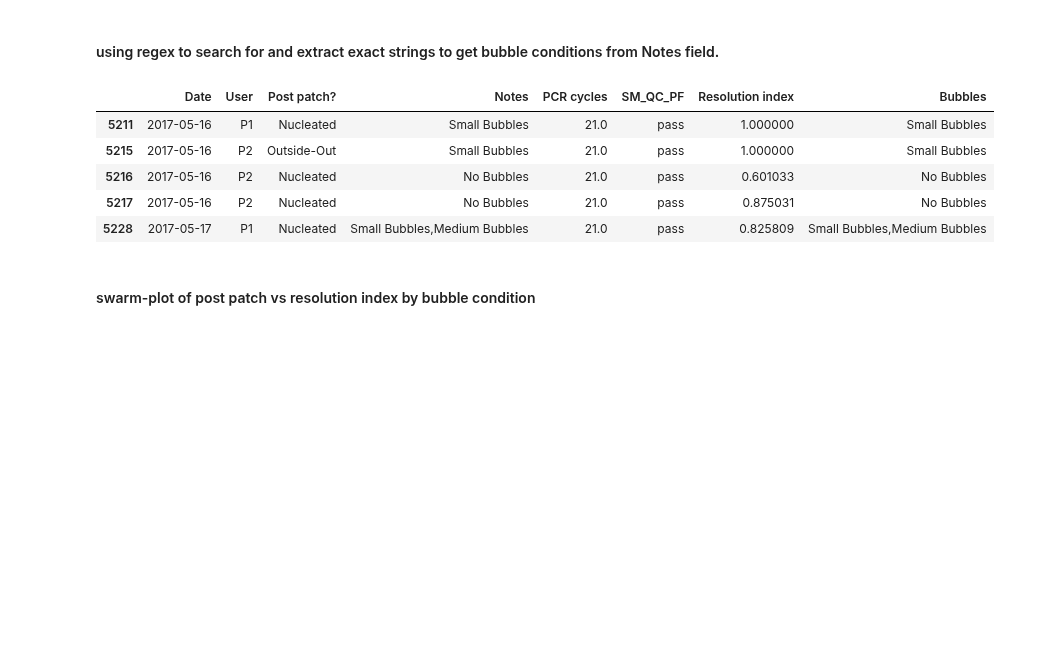
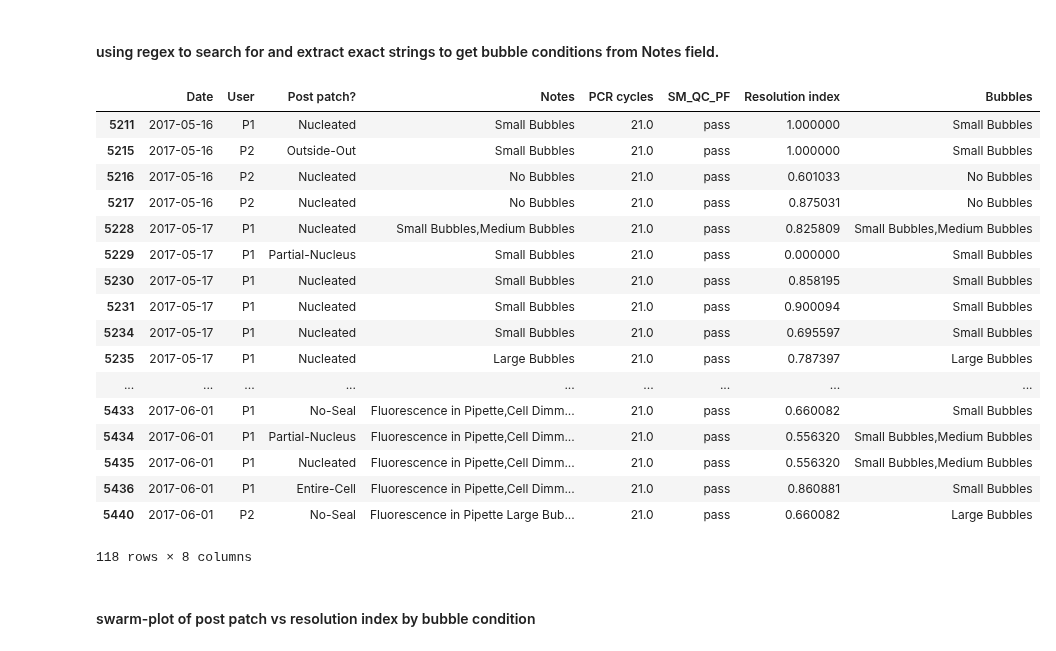
Before and after one commit to ru57y34nn/patchseq_gdoc_analysis, a Jupyter notebook: Post Patch vs Resolution Index.ipynb, the cells around one changed output. Drawn from its saved outputs; the diff is of its cells as text; code cells hidden in the pictures; blank space fills up the shorter version.

```diff
--- a/Post Patch vs Resolution Index.ipynb
+++ b/Post Patch vs Resolution Index.ipynb
@@ -140,19 +140,31 @@ py.iplot(fig, filename='violin plot')
 # %%
 ps.dropna(subset = ['Notes'], inplace = True)
 ps = ps[ps['Notes'].str.contains('Bubbles')]
 a_regex = '(No Bubbles|Small Bubbles,Medium Bubbles|Small Bubbles,Large Bubbles|Small Bubbles|Medium Bubbles,Large Bubbles|Medium Bubbles|Large Bubbles,Solution in Pipette Shank|Large Bubbles)'
 #a_regex = '(Large Bubbles,Solution in Pipette Shank|Large Bubbles|No Bubbles|Small Bubbles,Medium Bubbles|Small Bubbles,Large Bubbles|Small Bubbles||Medium Bubbles,Large Bubbles|Medium Bubbles)'
 #replacements = {'Large Bubbles,Solution in Pipette Shank':'Solution in Pipette Shank', 'Large Bubbles':'Large Bubbles', 'No Bubbles':'No Bubbles', 'Small Bubbles,Medium Bubbles':'Medium Bubbles', 'Small Bubbles,Large Bubbles':'Large Bubbles', 'Small Bubbles':'Small Bubbles', 'Medium Bubbles, Large Bubbles':'Large Bubbles', 'Medium Bubbles':'Medium Bubbles'}
 ps['Bubbles'] = ps['Notes'].str.extract(a_regex).fillna('')
 #ps['Bubbles'] = ps['Bubbles'].apply(lambda x: replacements.get(x,''))
-ps.head()
+ps
 # %% [output]
 |  | Date | User | Post patch? | Notes | PCR cycles | SM_QC_PF | Resolution index | Bubbles |
 | 5211 | 2017-05-16 | P1 | Nucleated | Small Bubbles | 21.0 | pass | 1.000000 | Small Bubbles |
 | 5215 | 2017-05-16 | P2 | Outside-Out | Small Bubbles | 21.0 | pass | 1.000000 | Small Bubbles |
 | 5216 | 2017-05-16 | P2 | Nucleated | No Bubbles | 21.0 | pass | 0.601033 | No Bubbles |
 | 5217 | 2017-05-16 | P2 | Nucleated | No Bubbles | 21.0 | pass | 0.875031 | No Bubbles |
 | 5228 | 2017-05-17 | P1 | Nucleated | Small Bubbles,Medium Bubbles | 21.0 | pass | 0.825809 | Small Bubbles,Medium Bubbles |
+| 5229 | 2017-05-17 | P1 | Partial-Nucleus | Small Bubbles | 21.0 | pass | 0.000000 | Small Bubbles |
+| 5230 | 2017-05-17 | P1 | Nucleated | Small Bubbles | 21.0 | pass | 0.858195 | Small Bubbles |
+| 5231 | 2017-05-17 | P1 | Nucleated | Small Bubbles | 21.0 | pass | 0.900094 | Small Bubbles |
+| 5234 | 2017-05-17 | P1 | Nucleated | Small Bubbles | 21.0 | pass | 0.695597 | Small Bubbles |
+| 5235 | 2017-05-17 | P1 | Nucleated | Large Bubbles | 21.0 | pass | 0.787397 | Large Bubbles |
+| ... | ... | ... | ... | ... | ... | ... | ... | ... |
+| 5433 | 2017-06-01 | P1 | No-Seal | Fluorescence in Pipette,Cell Dimm... | 21.0 | pass | 0.660082 | Small Bubbles |
+| 5434 | 2017-06-01 | P1 | Partial-Nucleus | Fluorescence in Pipette,Cell Dimm... | 21.0 | pass | 0.556320 | Small Bubbles,Medium Bubbles |
+| 5435 | 2017-06-01 | P1 | Nucleated | Fluorescence in Pipette,Cell Dimm... | 21.0 | pass | 0.556320 | Small Bubbles,Medium Bubbles |
+| 5436 | 2017-06-01 | P1 | Entire-Cell | Fluorescence in Pipette,Cell Dimm... | 21.0 | pass | 0.860881 | Small Bubbles |
+| 5440 | 2017-06-01 | P2 | No-Seal | Fluorescence in Pipette Large Bub... | 21.0 | pass | 0.660082 | Large Bubbles |
+118 rows × 8 columns
 # %% [markdown]
 #### swarm-plot of post patch vs resolution index by bubble condition
 # %%
```
Also changed, not shown: 1 other file.
